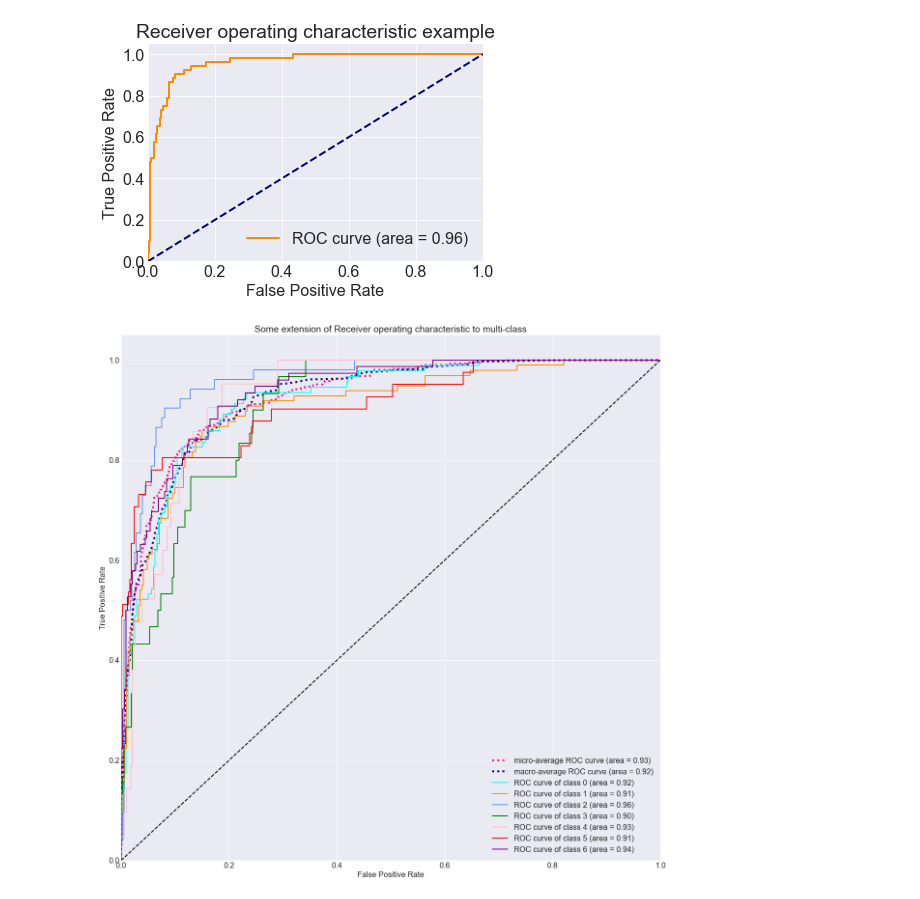
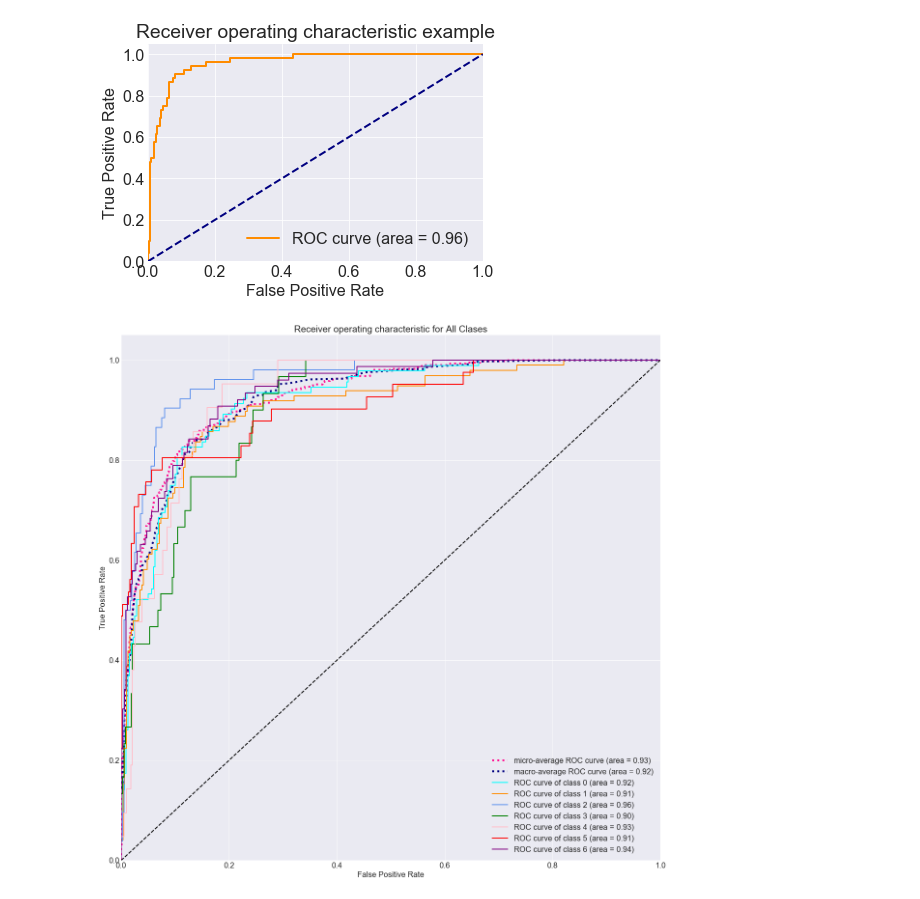
Before and after one commit to jcTTP3/spotify_project, a Jupyter notebook: Modeling.ipynb, the cells around one changed output. Drawn from its saved outputs; the diff is of its cells as text; code cells hidden in the pictures.

Commit message:
images

```diff
--- a/Modeling.ipynb
+++ b/Modeling.ipynb
@@ -565,32 +563,34 @@ mean_tpr /= n_classes
 fpr["macro"] = all_fpr
 tpr["macro"] = mean_tpr
 roc_auc["macro"] = auc(fpr["macro"], tpr["macro"])
 
 # Plot all ROC curves
 plt.figure(figsize=(20,20))
 plt.plot(fpr["micro"], tpr["micro"],
          label='micro-average ROC curve (area = {0:0.2f})'
                ''.format(roc_auc["micro"]),
          color='deeppink', linestyle=':', linewidth=4)
 
 plt.plot(fpr["macro"], tpr["macro"],
          label='macro-average ROC curve (area = {0:0.2f})'
                ''.format(roc_auc["macro"]),
          color='navy', linestyle=':', linewidth=4)
 
 colors = ['aqua', 'darkorange', 'cornflowerblue','green','pink','red', 'purple']
 for i, color in zip(range(n_classes), colors):
     plt.plot(fpr[i], tpr[i], color=color, lw=lw,
              label='ROC curve of class {0} (area = {1:0.2f})'
              ''.format(i, roc_auc[i]))
 
+plt.rcParams.update({'font.size': 16})
 plt.plot([0, 1], [0, 1], 'k--', lw=lw)
 plt.xlim([0.0, 1.0])
 plt.ylim([0.0, 1.05])
 plt.xlabel('False Positive Rate')
 plt.ylabel('True Positive Rate')
-plt.title('Some extension of Receiver operating characteristic to multi-class')
+plt.title('Receiver operating characteristic for All Clases')
 plt.legend(loc="lower right")
+plt.savefig('roc_wip.jpeg')
 plt.show()
 # %% [output]
-[figure, old version]
+[figure, new version]
```
Also changed, not shown: parts of 3 cells of this notebook, 13 other files.
